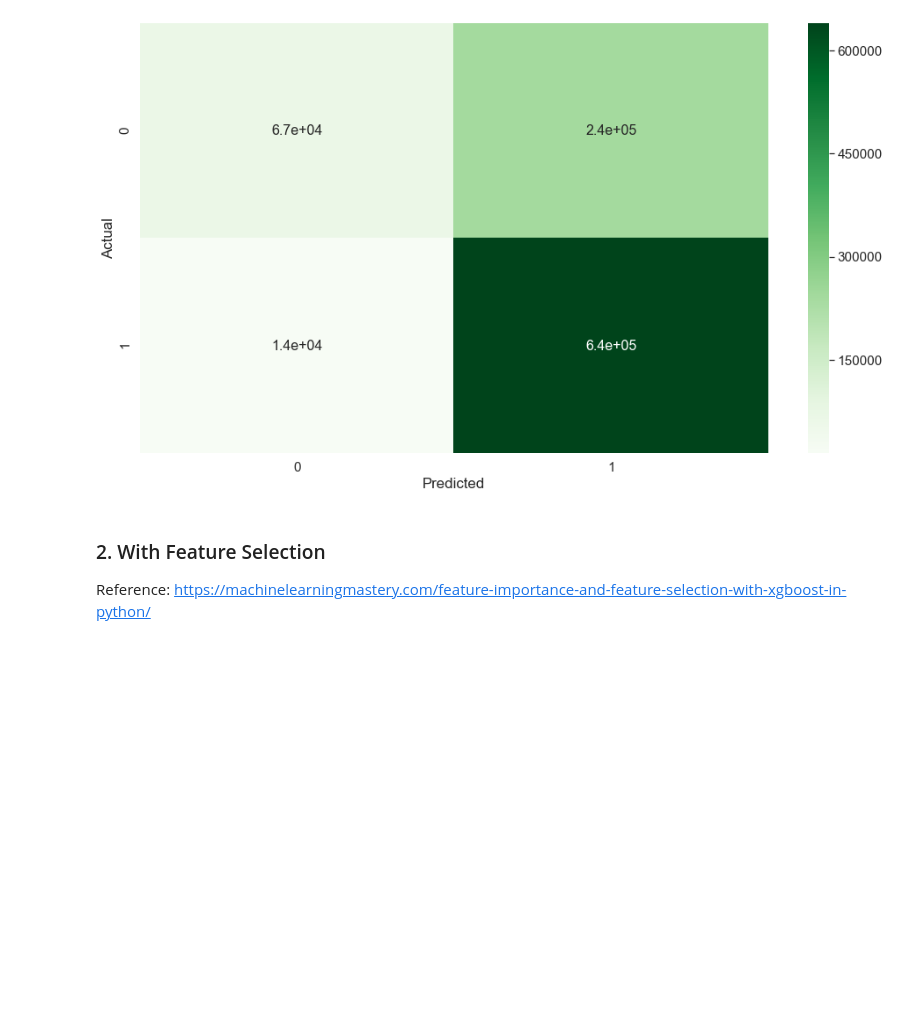
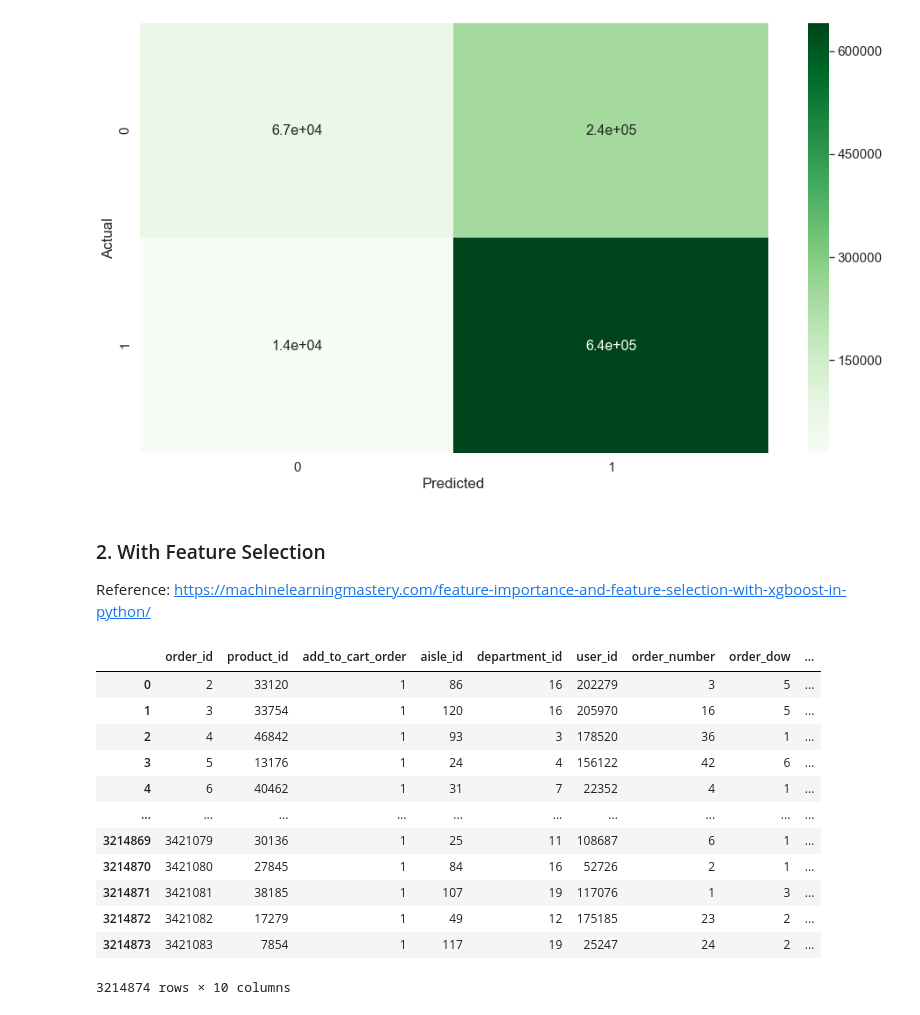
Before and after one commit to velwu/iSchool_Summer2020_proj, a Jupyter notebook: ML_Logistic_Reg_Tryout_Vel_W.ipynb, the cells around one changed output. Saved outputs shown, nothing was run; the diff lists cells and outputs as text; code cells hidden in the pictures; blank space fills up the shorter version.

```diff
--- a/ML_Logistic_Reg_Tryout_Vel_W.ipynb
+++ b/ML_Logistic_Reg_Tryout_Vel_W.ipynb
@@ -557,0 +561,17 @@ Reference: https://machinelearningmastery.com/feature-importance-and-feature-sel
+# %%
+dataset_XGB_selection = order_id_sorted_groups_prep.select_dtypes(include=['int64', 'float64'])
+dataset_XGB_selection.loc[:, dataset_XG_selection.columns != 'reordered']
+# %% [output]
+|  | order_id | product_id | add_to_cart_order | aisle_id | department_id | user_id | order_number | order_dow | ... |
+| 0 | 2 | 33120 | 1 | 86 | 16 | 202279 | 3 | 5 | ... |
+| 1 | 3 | 33754 | 1 | 120 | 16 | 205970 | 16 | 5 | ... |
+| 2 | 4 | 46842 | 1 | 93 | 3 | 178520 | 36 | 1 | ... |
+| 3 | 5 | 13176 | 1 | 24 | 4 | 156122 | 42 | 6 | ... |
+| 4 | 6 | 40462 | 1 | 31 | 7 | 22352 | 4 | 1 | ... |
+| ... | ... | ... | ... | ... | ... | ... | ... | ... | ... |
+| 3214869 | 3421079 | 30136 | 1 | 25 | 11 | 108687 | 6 | 1 | ... |
+| 3214870 | 3421080 | 27845 | 1 | 84 | 16 | 52726 | 2 | 1 | ... |
+| 3214871 | 3421081 | 38185 | 1 | 107 | 19 | 117076 | 1 | 3 | ... |
+| 3214872 | 3421082 | 17279 | 1 | 49 | 12 | 175185 | 23 | 2 | ... |
+| 3214873 | 3421083 | 7854 | 1 | 117 | 19 | 25247 | 24 | 2 | ... |
+3214874 rows × 10 columns
```
Also changed, not shown: parts of 15 cells of this notebook.
